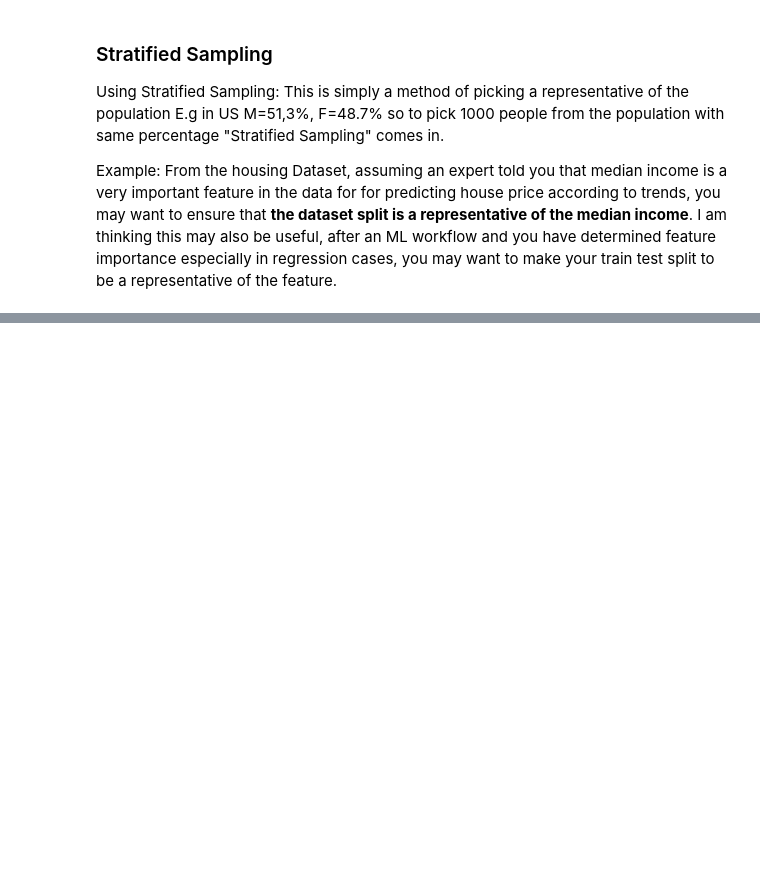
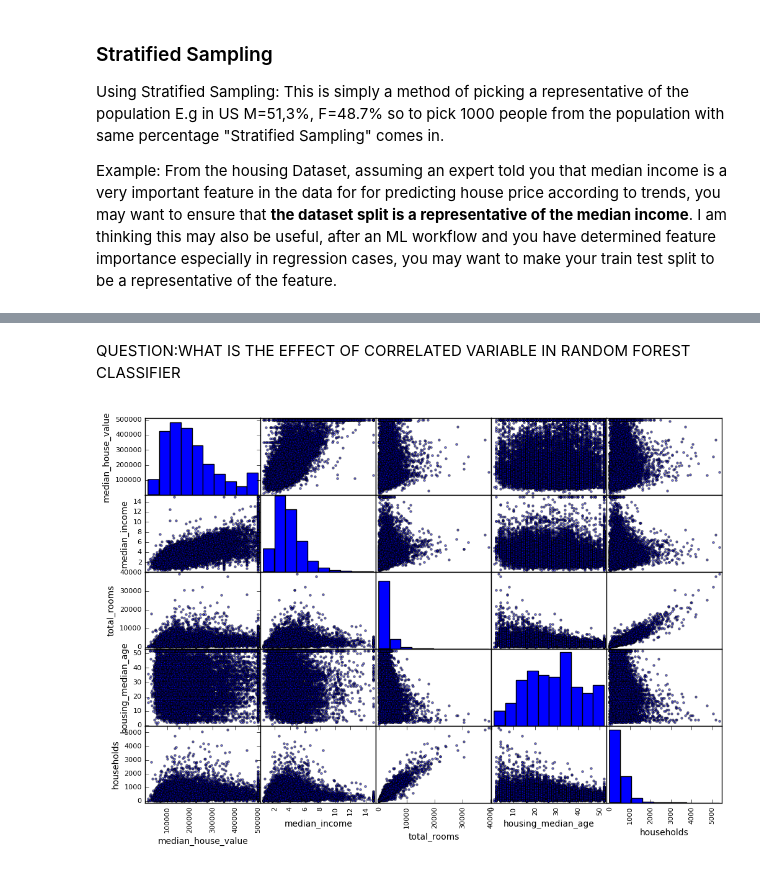
Before and after one commit to adekunleba/ML_Projects, a Jupyter notebook: Learning Machine Learning_Production Project.ipynb, the cells around one changed output, grey strips where cells are left out. Saved outputs shown, nothing was run; the diff lists cells and outputs as text; code cells hidden in the pictures; blank space fills up the shorter version.

```diff
--- a/Learning Machine Learning_Production Project.ipynb
+++ b/Learning Machine Learning_Production Project.ipynb
@@ -247,0 +314,9 @@ for set in (strat_train_set, strat_test_set):
+# %% [markdown]
+QUESTION:WHAT IS THE EFFECT OF CORRELATED VARIABLE IN RANDOM FOREST CLASSIFIER
+# %%
+from pandas.tools.plotting import scatter_matrix
+attributes = ["median_house_value", "median_income", "total_rooms", "housing_median_age", "households"]
+scatter_matrix(housing[attributes], figsize=(12, 8))
+plt.show()
+# %% [output]
+[figure, added]
```
Also changed, not shown: parts of 12 cells of this notebook, 2 other files.
